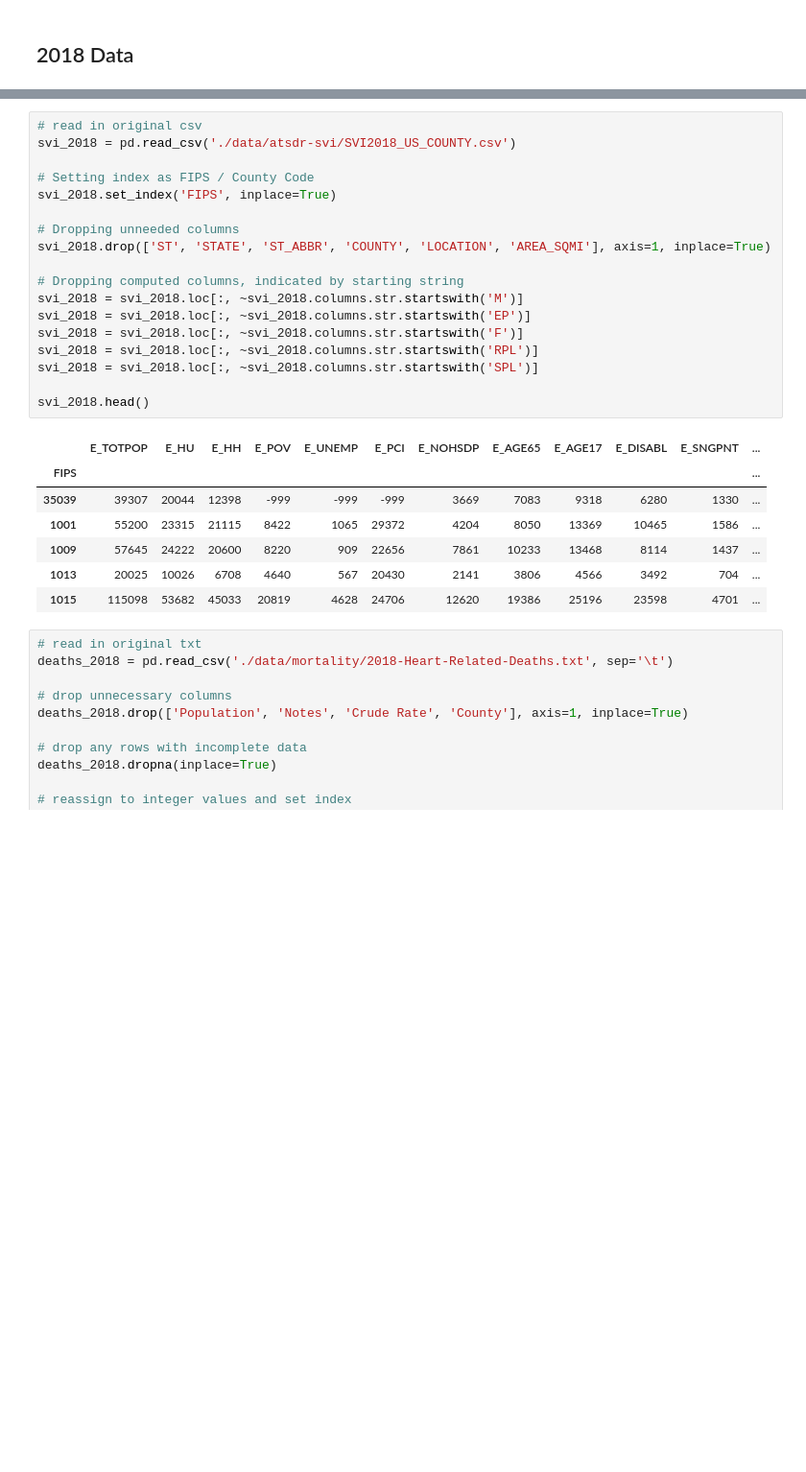
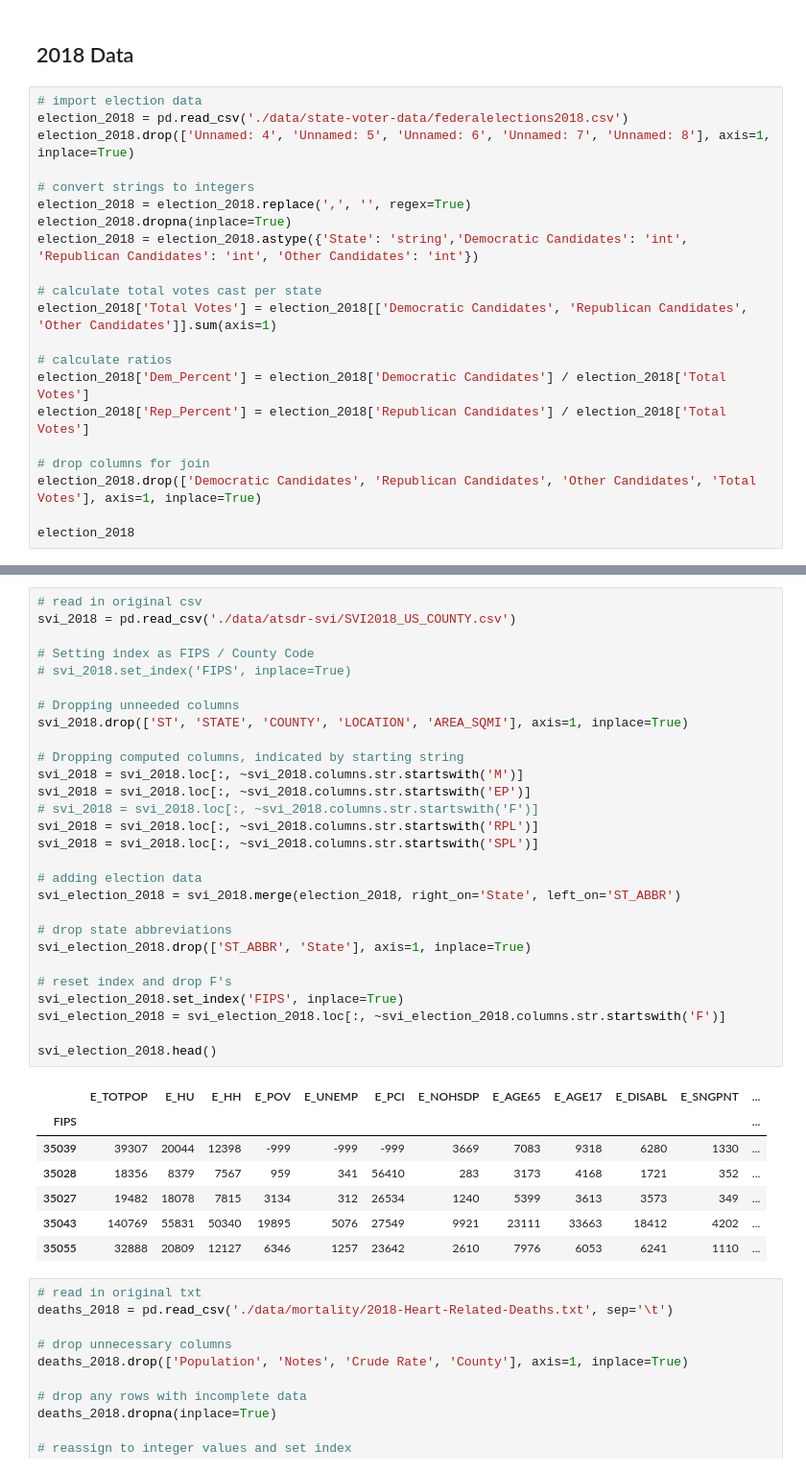
Before and after one commit to alex-keigley/Investigating-SVI-and-Heart-Related-Deaths, a Jupyter notebook: data-preparation.ipynb, the cells around one changed output, grey strips where cells are left out. Shown at 96% size. Cells and saved outputs as stored; diff of their text form; blank space fills up the shorter version.

Commit message:
implemented voting data

```diff
--- a/data-preparation.ipynb
+++ b/data-preparation.ipynb
@@ -153,3 +228,24 @@ svi_deaths_2016.head()
 | 1033 | 54377.0 | 26156.0 | 22105.0 | 8910.0 | 1795.0 | 23318.0 | 6344.0 | 10034.0 | 11735.0 | 10561.0 | 1879.0 | ... |
 # %% [markdown]
 ## 2018 Data
+# %%
+# import election data
+election_2018 = pd.read_csv('./data/state-voter-data/federalelections2018.csv')
+election_2018.drop(['Unnamed: 4', 'Unnamed: 5', 'Unnamed: 6', 'Unnamed: 7', 'Unnamed: 8'], axis=1, inplace=True)
+
+# convert strings to integers
+election_2018 = election_2018.replace(',', '', regex=True)
+election_2018.dropna(inplace=True)
+election_2018 = election_2018.astype({'State': 'string','Democratic Candidates': 'int', 'Republican Candidates': 'int', 'Other Candidates': 'int'})
+
+# calculate total votes cast per state
+election_2018['Total Votes'] = election_2018[['Democratic Candidates', 'Republican Candidates', 'Other Candidates']].sum(axis=1)
+
+# calculate ratios
+election_2018['Dem_Percent'] = election_2018['Democratic Candidates'] / election_2018['Total Votes']
+election_2018['Rep_Percent'] = election_2018['Republican Candidates'] / election_2018['Total Votes']
+
+# drop columns for join
+election_2018.drop(['Democratic Candidates', 'Republican Candidates', 'Other Candidates', 'Total Votes'], axis=1, inplace=True)
+
+election_2018
@@ -156,29 +270,39 @@ svi_deaths_2016.head()
 # %%
 # read in original csv
 svi_2018 = pd.read_csv('./data/atsdr-svi/SVI2018_US_COUNTY.csv')
 
 # Setting index as FIPS / County Code
-svi_2018.set_index('FIPS', inplace=True)
+# svi_2018.set_index('FIPS', inplace=True)
 
 # Dropping unneeded columns
-svi_2018.drop(['ST', 'STATE', 'ST_ABBR', 'COUNTY', 'LOCATION', 'AREA_SQMI'], axis=1, inplace=True)
+svi_2018.drop(['ST', 'STATE', 'COUNTY', 'LOCATION', 'AREA_SQMI'], axis=1, inplace=True)
 
 # Dropping computed columns, indicated by starting string
 svi_2018 = svi_2018.loc[:, ~svi_2018.columns.str.startswith('M')]
 svi_2018 = svi_2018.loc[:, ~svi_2018.columns.str.startswith('EP')]
-svi_2018 = svi_2018.loc[:, ~svi_2018.columns.str.startswith('F')]
+# svi_2018 = svi_2018.loc[:, ~svi_2018.columns.str.startswith('F')]
 svi_2018 = svi_2018.loc[:, ~svi_2018.columns.str.startswith('RPL')]
 svi_2018 = svi_2018.loc[:, ~svi_2018.columns.str.startswith('SPL')]
 
-svi_2018.head()
+# adding election data
+svi_election_2018 = svi_2018.merge(election_2018, right_on='State', left_on='ST_ABBR')
+
+# drop state abbreviations
+svi_election_2018.drop(['ST_ABBR', 'State'], axis=1, inplace=True)
+
+# reset index and drop F's
+svi_election_2018.set_index('FIPS', inplace=True)
+svi_election_2018 = svi_election_2018.loc[:, ~svi_election_2018.columns.str.startswith('F')]
+
+svi_election_2018.head()
 # %% [output]
 |  | E_TOTPOP | E_HU | E_HH | E_POV | E_UNEMP | E_PCI | E_NOHSDP | E_AGE65 | E_AGE17 | E_DISABL | E_SNGPNT | ... |
 | FIPS |  |  |  |  |  |  |  |  |  |  |  | ... |
 | 35039 | 39307 | 20044 | 12398 | -999 | -999 | -999 | 3669 | 7083 | 9318 | 6280 | 1330 | ... |
-| 1001 | 55200 | 23315 | 21115 | 8422 | 1065 | 29372 | 4204 | 8050 | 13369 | 10465 | 1586 | ... |
-| 1009 | 57645 | 24222 | 20600 | 8220 | 909 | 22656 | 7861 | 10233 | 13468 | 8114 | 1437 | ... |
-| 1013 | 20025 | 10026 | 6708 | 4640 | 567 | 20430 | 2141 | 3806 | 4566 | 3492 | 704 | ... |
-| 1015 | 115098 | 53682 | 45033 | 20819 | 4628 | 24706 | 12620 | 19386 | 25196 | 23598 | 4701 | ... |
+| 35028 | 18356 | 8379 | 7567 | 959 | 341 | 56410 | 283 | 3173 | 4168 | 1721 | 352 | ... |
+| 35027 | 19482 | 18078 | 7815 | 3134 | 312 | 26534 | 1240 | 5399 | 3613 | 3573 | 349 | ... |
+| 35043 | 140769 | 55831 | 50340 | 19895 | 5076 | 27549 | 9921 | 23111 | 33663 | 18412 | 4202 | ... |
+| 35055 | 32888 | 20809 | 12127 | 6346 | 1257 | 23642 | 2610 | 7976 | 6053 | 6241 | 1110 | ... |
 # %%
 # read in original txt
 deaths_2018 = pd.read_csv('./data/mortality/2018-Heart-Related-Deaths.txt', sep='\t')
```
Also changed, not shown: parts of 12 cells of this notebook, 10 other files.
